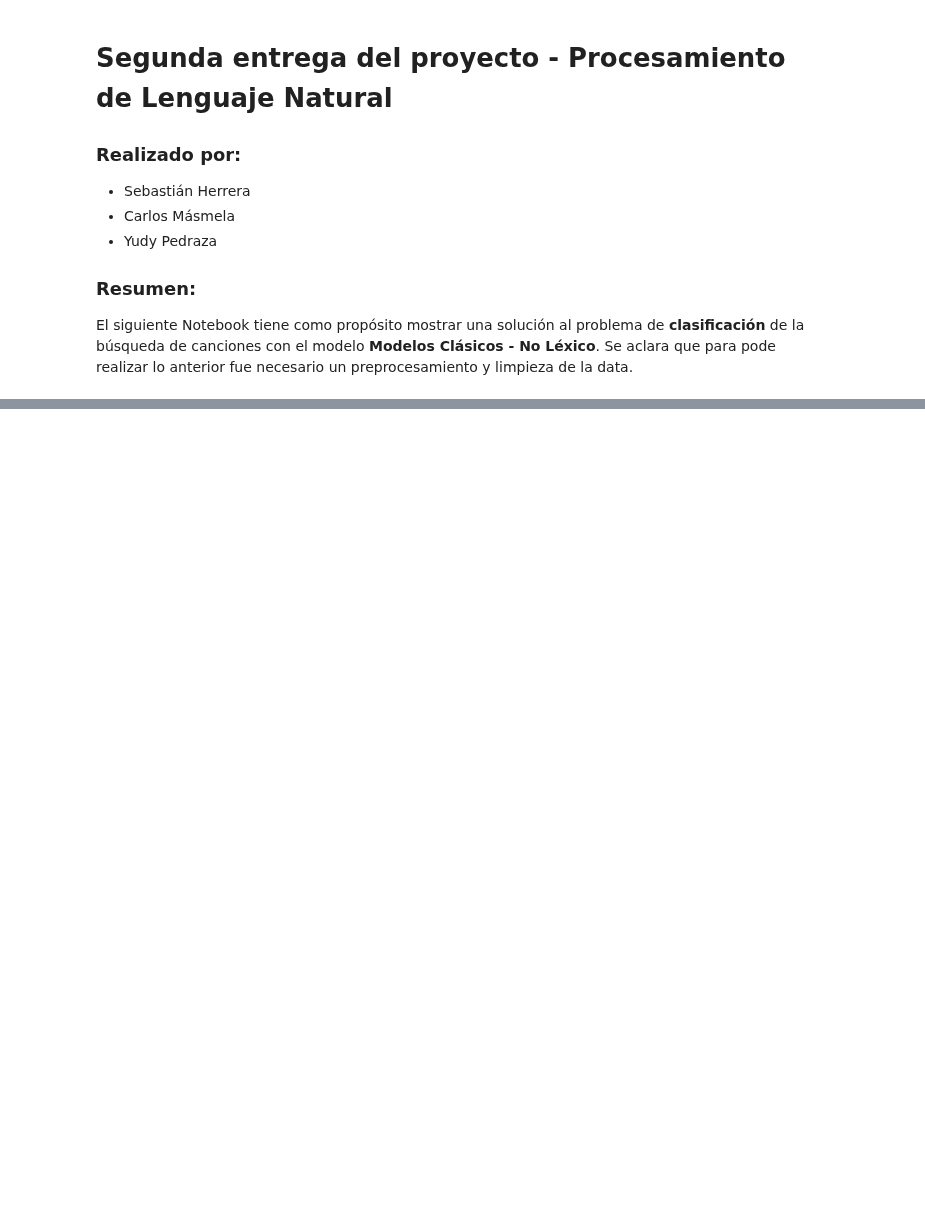
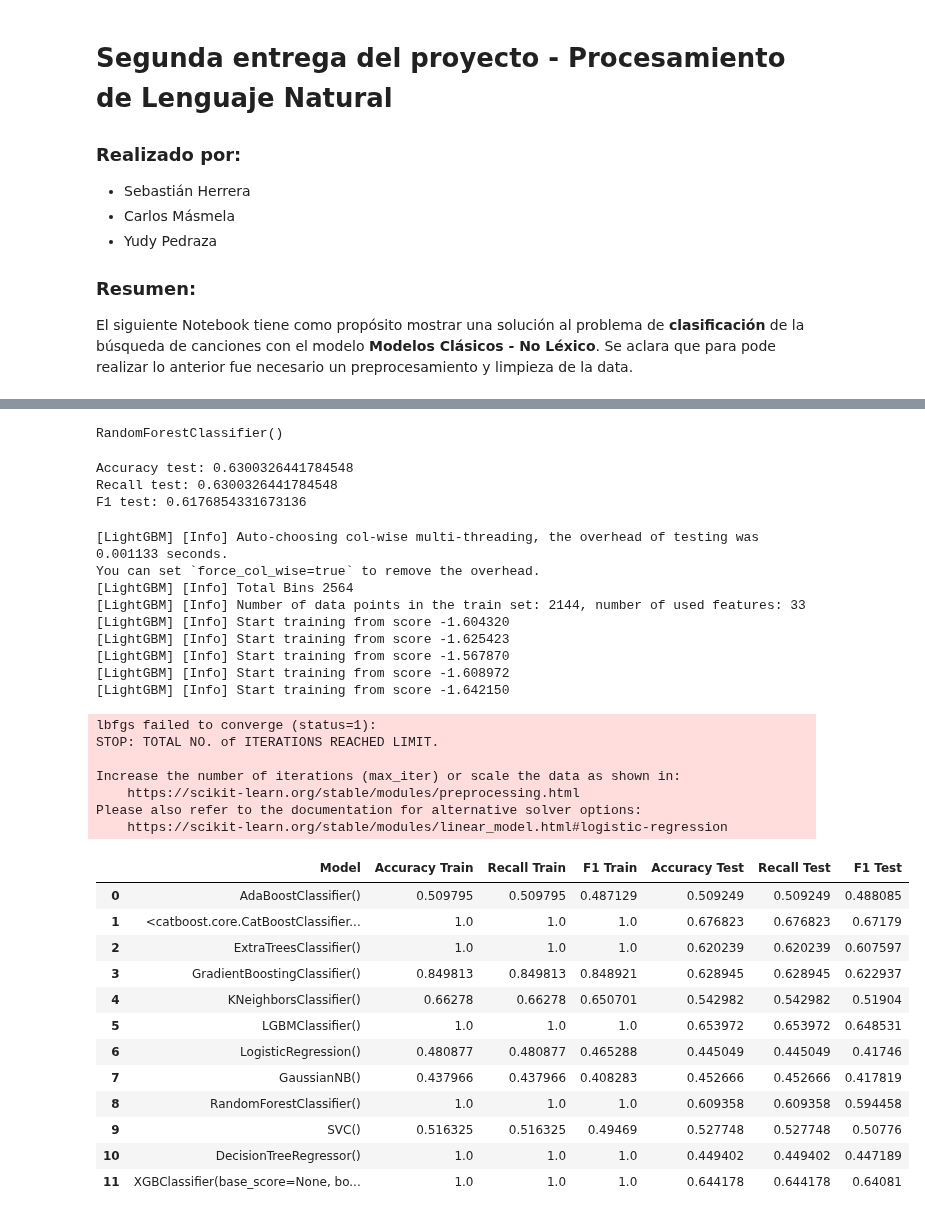
Before and after one commit to candemas97/hgmp-nlp-project, a Jupyter notebook: entregas/entrega2/clasificacion_no_lexica/main_clasico_no_lexico.ipynb, the cells around one changed output, grey strips where cells are left out. Cells and saved outputs as stored; diff of their text form; code cells hidden in the pictures; blank space fills up the shorter version.

```diff
--- a/entregas/entrega2/clasificacion_no_lexica/main_clasico_no_lexico.ipynb
+++ b/entregas/entrega2/clasificacion_no_lexica/main_clasico_no_lexico.ipynb
@@ -172,0 +60,4 @@ def count_gramatical_categories_and_forms(text: str) -> pandas.Series:
+# %%
+model_rfc.fit(X_train, y_train)
+# %% [output]
+RandomForestClassifier()
@@ -172,0 +81,50 @@ def count_gramatical_categories_and_forms(text: str) -> pandas.Series:
+# %%
+# Accuracy sigue siendo el mismo
+accuracy_test = sklearn.metrics.accuracy_score(y_true=y_test, y_pred=test_predictions)
+
+# Recall multiclase
+recall_test = sklearn.metrics.recall_score(y_true=y_test, y_pred=test_predictions, average="weighted")  # Puedes usar 'micro', 'macro', 'weighted', etc. según tu preferencia.
+
+# F1 Score multiclase
+f1_score_test = sklearn.metrics.f1_score(y_true=y_test, y_pred=test_predictions, average="weighted")  # Igualmente, puedes usar 'micro', 'macro', 'weighted', etc.
+
+print(f"Accuracy test: {accuracy_test}")
+print(f"Recall test: {recall_test}")
+print(f"F1 test: {f1_score_test}")
+# %% [output]
+Accuracy test: 0.6300326441784548
+Recall test: 0.6300326441784548
+F1 test: 0.6176854331673136
+# %%
+df_results = auto_classifier.auto_classifier(X_train, y_train, X_test, y_test)
+df_results
+# %% [output]
+[LightGBM] [Info] Auto-choosing col-wise multi-threading, the overhead of testing was 0.001133 seconds.
+You can set `force_col_wise=true` to remove the overhead.
+[LightGBM] [Info] Total Bins 2564
+[LightGBM] [Info] Number of data points in the train set: 2144, number of used features: 33
+[LightGBM] [Info] Start training from score -1.604320
+[LightGBM] [Info] Start training from score -1.625423
+[LightGBM] [Info] Start training from score -1.567870
+[LightGBM] [Info] Start training from score -1.608972
+[LightGBM] [Info] Start training from score -1.642150
+lbfgs failed to converge (status=1):
+STOP: TOTAL NO. of ITERATIONS REACHED LIMIT.
+
+Increase the number of iterations (max_iter) or scale the data as shown in:
+    https://scikit-learn.org/stable/modules/preprocessing.html
+Please also refer to the documentation for alternative solver options:
+    https://scikit-learn.org/stable/modules/linear_model.html#logistic-regression
+|  | Model | Accuracy Train | Recall Train | F1 Train | Accuracy Test | Recall Test | F1 Test |
+| 0 | AdaBoostClassifier() | 0.509795 | 0.509795 | 0.487129 | 0.509249 | 0.509249 | 0.488085 |
+| 1 | <catboost.core.CatBoostClassifier... | 1.0 | 1.0 | 1.0 | 0.676823 | 0.676823 | 0.67179 |
+| 2 | ExtraTreesClassifier() | 1.0 | 1.0 | 1.0 | 0.620239 | 0.620239 | 0.607597 |
+| 3 | GradientBoostingClassifier() | 0.849813 | 0.849813 | 0.848921 | 0.628945 | 0.628945 | 0.622937 |
+| 4 | KNeighborsClassifier() | 0.66278 | 0.66278 | 0.650701 | 0.542982 | 0.542982 | 0.51904 |
+| 5 | LGBMClassifier() | 1.0 | 1.0 | 1.0 | 0.653972 | 0.653972 | 0.648531 |
+| 6 | LogisticRegression() | 0.480877 | 0.480877 | 0.465288 | 0.445049 | 0.445049 | 0.41746 |
+| 7 | GaussianNB() | 0.437966 | 0.437966 | 0.408283 | 0.452666 | 0.452666 | 0.417819 |
+| 8 | RandomForestClassifier() | 1.0 | 1.0 | 1.0 | 0.609358 | 0.609358 | 0.594458 |
+| 9 | SVC() | 0.516325 | 0.516325 | 0.49469 | 0.527748 | 0.527748 | 0.50776 |
+| 10 | DecisionTreeRegressor() | 1.0 | 1.0 | 1.0 | 0.449402 | 0.449402 | 0.447189 |
+| 11 | XGBClassifier(base_score=None, bo... | 1.0 | 1.0 | 1.0 | 0.644178 | 0.644178 | 0.64081 |
```
Also changed, not shown: parts of 22 cells of this notebook, 16 other files.
